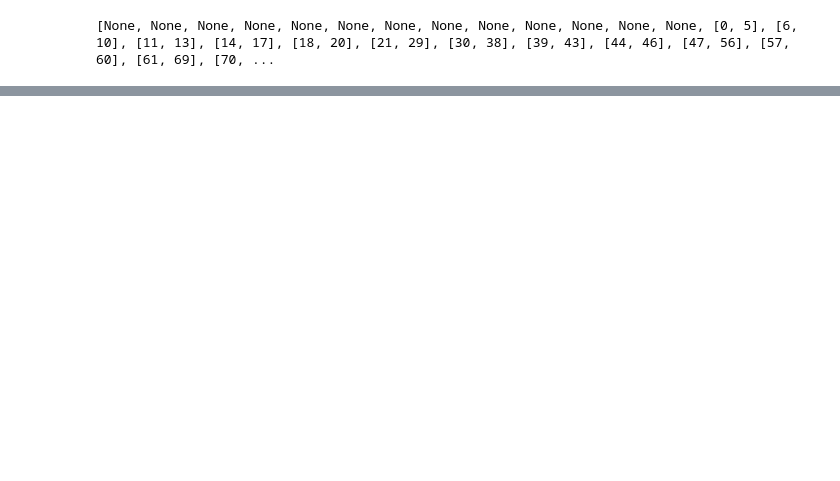
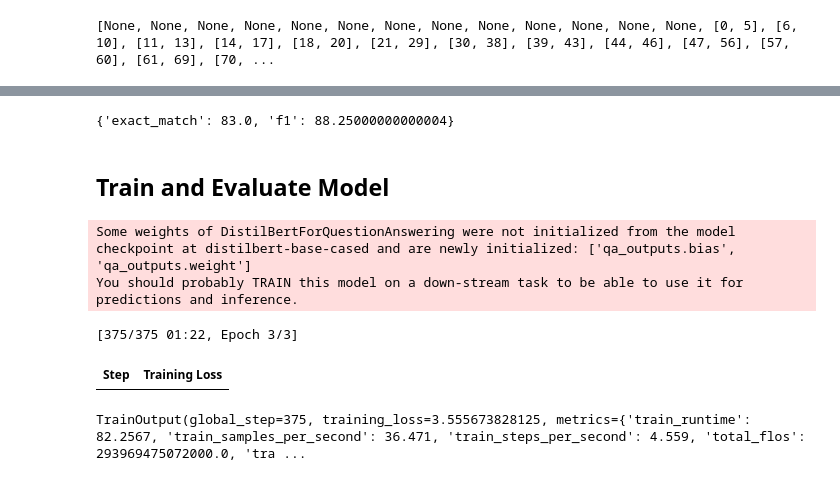
Before and after one commit to emiliocimino/transformers_course, a Jupyter notebook: 5 - Question Answering/Question Answering.ipynb, the cells around one changed output, grey strips where cells are left out. Drawn from its saved outputs; the diff is of its cells as text; code cells hidden in the pictures; blank space fills up the shorter version.

```diff
--- a/5 - Question Answering/Question Answering.ipynb
+++ b/5 - Question Answering/Question Answering.ipynb
@@ -594,0 +692,6 @@ for sample in small_validation_dataset:
+# %%
+compute_metrics(start_logits, end_logits, small_validation_processed, small_validation_dataset)
+# %% [output]
+{'exact_match': 83.0, 'f1': 88.25000000000004}
+# %% [markdown]
+## Train and Evaluate Model
@@ -594,0 +700,28 @@ for sample in small_validation_dataset:
+# %%
+model = AutoModelForQuestionAnswering.from_pretrained(model_checkpoint)
+# %% [output]
+Some weights of DistilBertForQuestionAnswering were not initialized from the model checkpoint at distilbert-base-cased and are newly initialized: ['qa_outputs.bias', 'qa_outputs.weight']
+You should probably TRAIN this model on a down-stream task to be able to use it for predictions and inference.
+# %%
+args = TrainingArguments(
+    "finetuned_squad",
+    eval_strategy="no",
+    save_strategy="epoch",
+    learning_rate=2e-5,
+    num_train_epochs=3,
+    weight_decay=0.01,
+    fp16=True
+)
+# %%
+trainer = Trainer(
+    model=model,
+    args=args,
+    train_dataset=train_dataset.shuffle(seed=42).select(range(1000)), #Non campionare se vuoi risultati buoni
+    eval_dataset=validation_dataset,
+    tokenizer=tokenizer
+)
+trainer.train()
+# %% [output]
+[375/375 01:22, Epoch 3/3]
+| Step | Training Loss |
+TrainOutput(global_step=375, training_loss=3.555673828125, metrics={'train_runtime': 82.2567, 'train_samples_per_second': 36.471, 'train_steps_per_second': 4.559, 'total_flos': 293969475072000.0, 'tra ...
```
Also changed, not shown: parts of 23 cells of this notebook, 1 other file.
